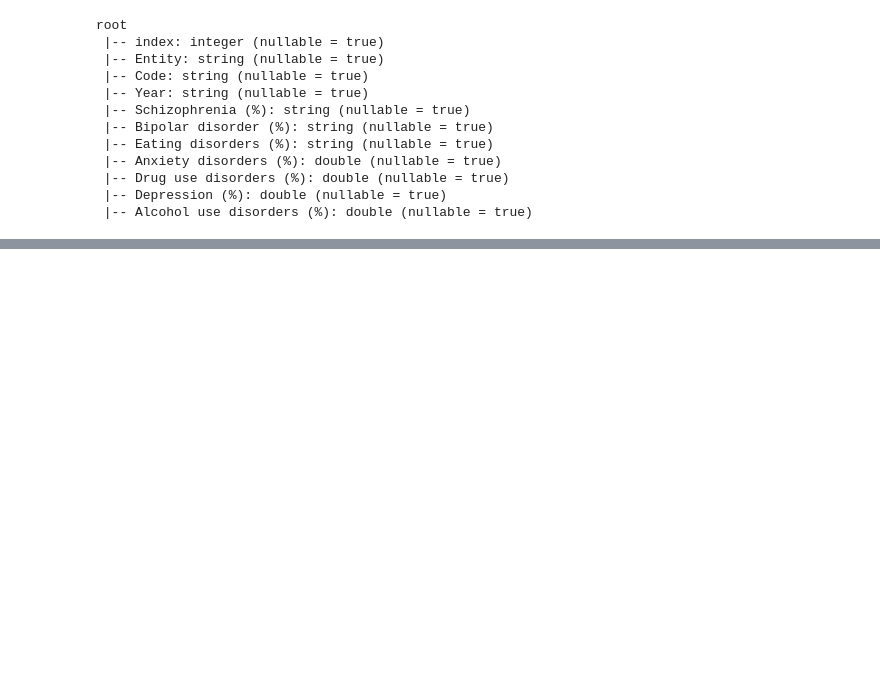
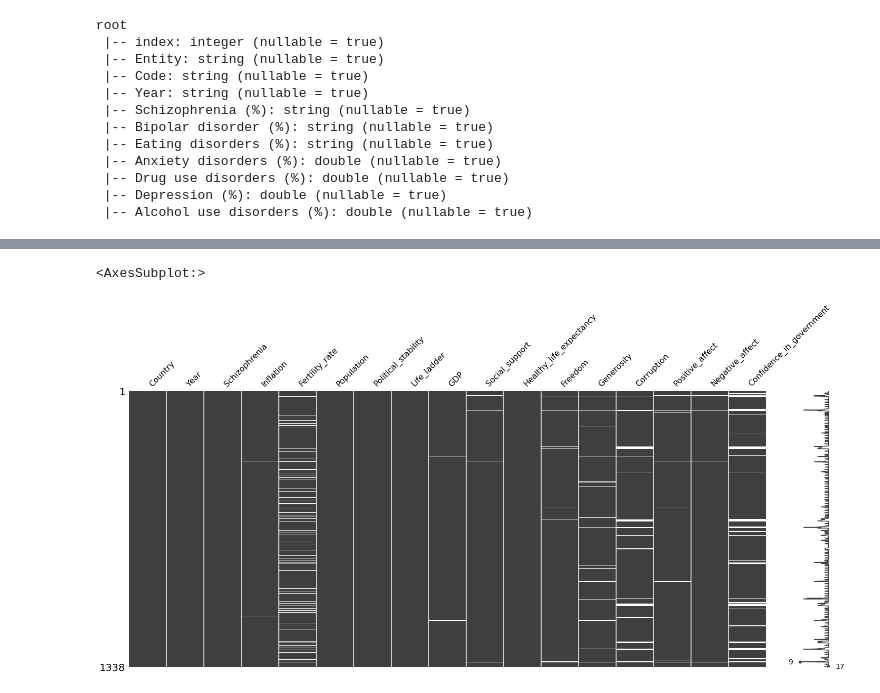
Before and after one commit to QingG26/ite4, a Jupyter notebook: ite4.ipynb, the cells around one changed output, grey strips where cells are left out. Drawn from its saved outputs; the diff is of its cells as text; code cells hidden in the pictures; blank space fills up the shorter version.

```diff
--- a/ite4.ipynb
+++ b/ite4.ipynb
@@ -185,0 +376,6 @@ happy.withColumnRenamed('Country Name', 'Country').withColumnRenamed('Life Ladde
+# %%
+import missingno as msno
+msno.matrix(data.toPandas())
+# %% [output]
+<AxesSubplot:>
+[figure, added]
```
Also changed, not shown: parts of 38 cells of this notebook, 6 other files.
